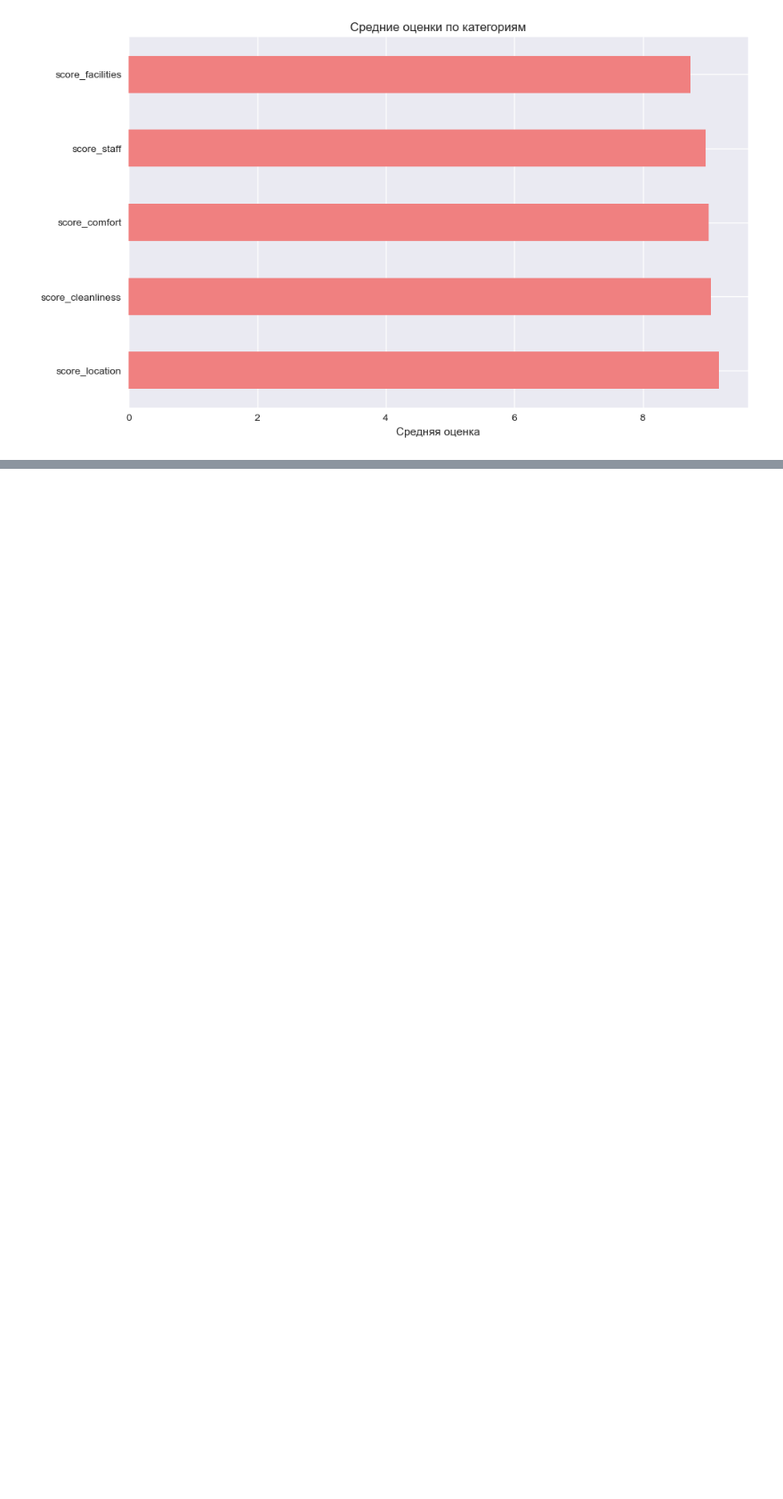
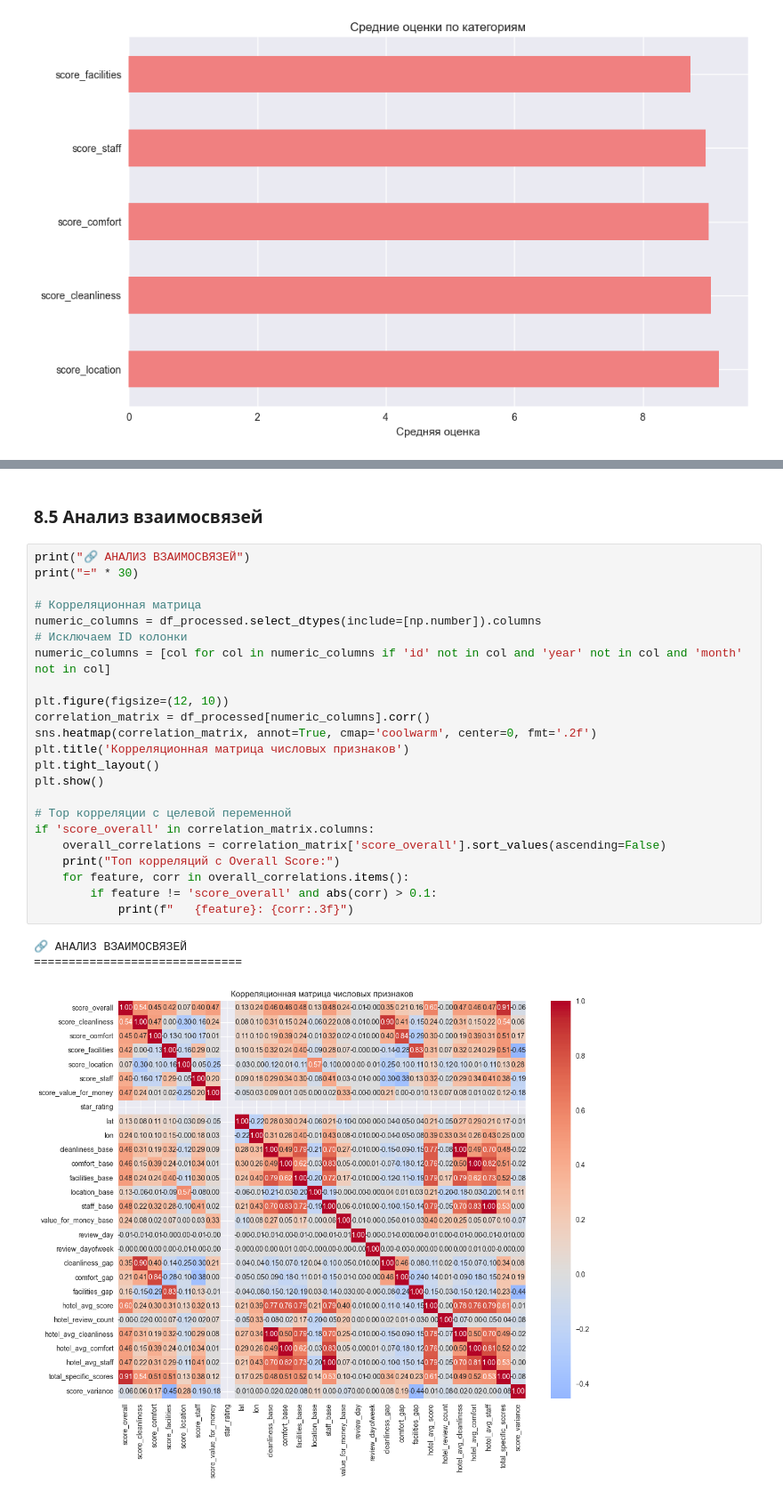
Before and after one commit to igr43/booking_ml_project, a Jupyter notebook: analysis.ipynb, the cells around one changed output, grey strips where cells are left out. Shown at 89% size. Drawn from its saved outputs; the diff is of its cells as text; blank space fills up the shorter version.

```diff
--- a/analysis.ipynb
+++ b/analysis.ipynb
@@ -398,0 +499,29 @@ plt.show()
+# %% [markdown]
+### 8.5 Анализ взаимосвязей
+# %%
+print("🔗 АНАЛИЗ ВЗАИМОСВЯЗЕЙ")
+print("=" * 30)
+
+# Корреляционная матрица
+numeric_columns = df_processed.select_dtypes(include=[np.number]).columns
+# Исключаем ID колонки
+numeric_columns = [col for col in numeric_columns if 'id' not in col and 'year' not in col and 'month' not in col]
+
+plt.figure(figsize=(12, 10))
+correlation_matrix = df_processed[numeric_columns].corr()
+sns.heatmap(correlation_matrix, annot=True, cmap='coolwarm', center=0, fmt='.2f')
+plt.title('Корреляционная матрица числовых признаков')
+plt.tight_layout()
+plt.show()
+
+# Top корреляции с целевой переменной
+if 'score_overall' in correlation_matrix.columns:
+    overall_correlations = correlation_matrix['score_overall'].sort_values(ascending=False)
+    print("Топ корреляций с Overall Score:")
+    for feature, corr in overall_correlations.items():
+        if feature != 'score_overall' and abs(corr) > 0.1:
+            print(f"   {feature}: {corr:.3f}")
+# %% [output]
+🔗 АНАЛИЗ ВЗАИМОСВЯЗЕЙ
+==============================
+[figure, added]
```
Also changed, not shown: parts of 8 cells of this notebook.
